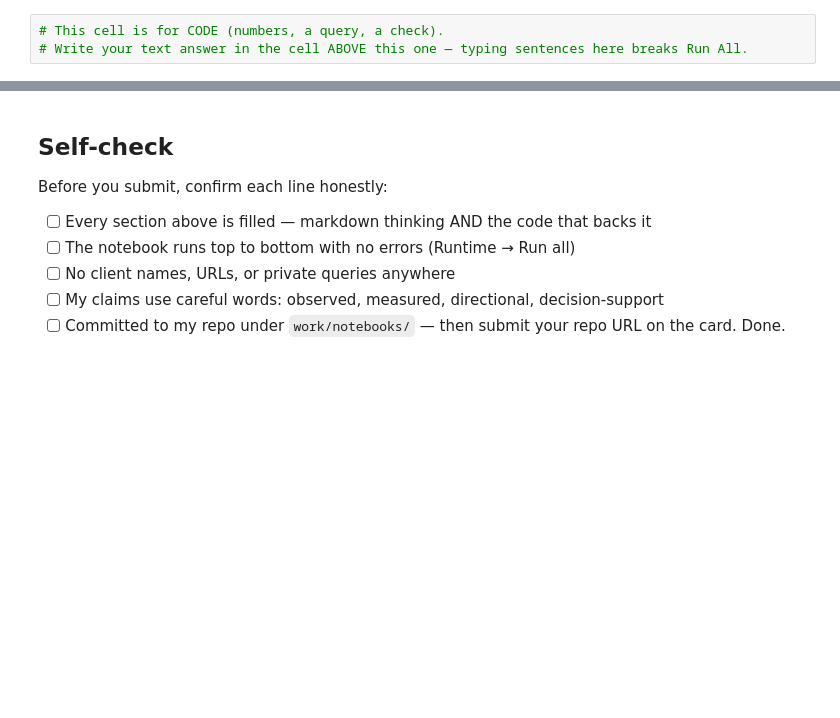
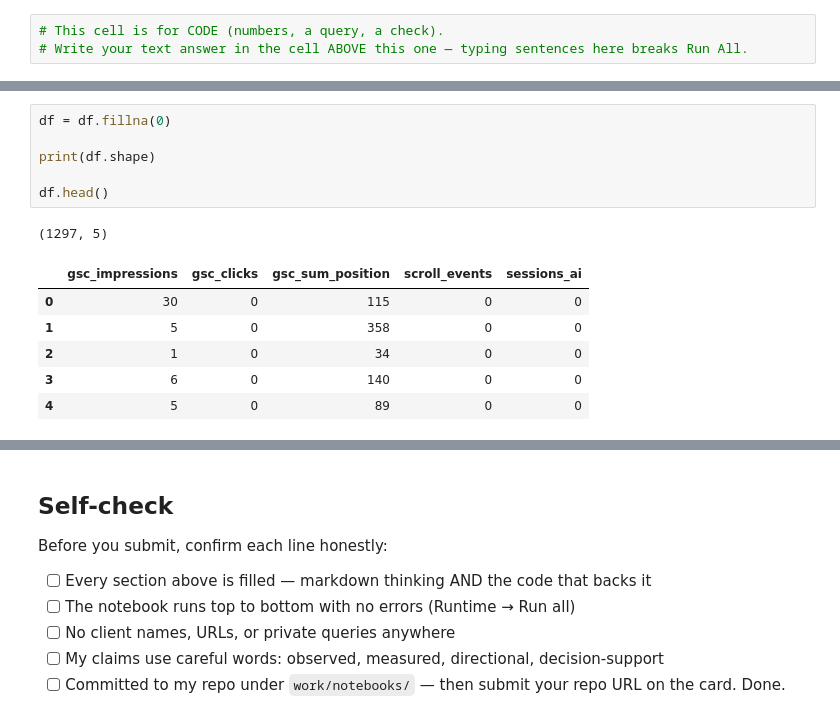
Before and after one commit to Mahnoor-Kalsoom/flyrank-ml-internship, a Jupyter notebook: work/notebooks/w05_model.ipynb, the cells around one changed output, grey strips where cells are left out. Cells and saved outputs as stored; diff of their text form; blank space fills up the shorter version.

```diff
--- a/work/notebooks/w05_model.ipynb
+++ b/work/notebooks/w05_model.ipynb
@@ -26,0 +107,14 @@ This skeleton is yours to fill. Work the sections **in order** — each one has
+# %%
+df = df.fillna(0)
+
+print(df.shape)
+
+df.head()
+# %% [output]
+(1297, 5)
+|  | gsc_impressions | gsc_clicks | gsc_sum_position | scroll_events | sessions_ai |
+| 0 | 30 | 0 | 115 | 0 | 0 |
+| 1 | 5 | 0 | 358 | 0 | 0 |
+| 2 | 1 | 0 | 34 | 0 | 0 |
+| 3 | 6 | 0 | 140 | 0 | 0 |
+| 4 | 5 | 0 | 89 | 0 | 0 |
```
Also changed, not shown: parts of 19 cells of this notebook.
